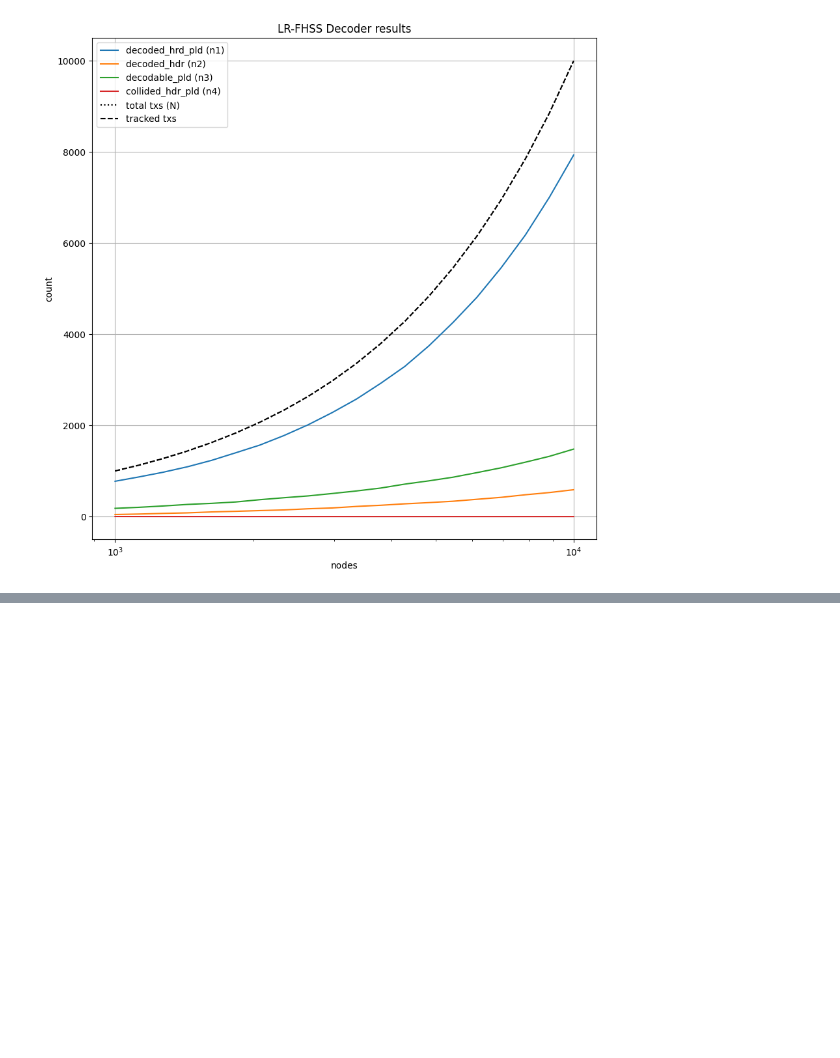
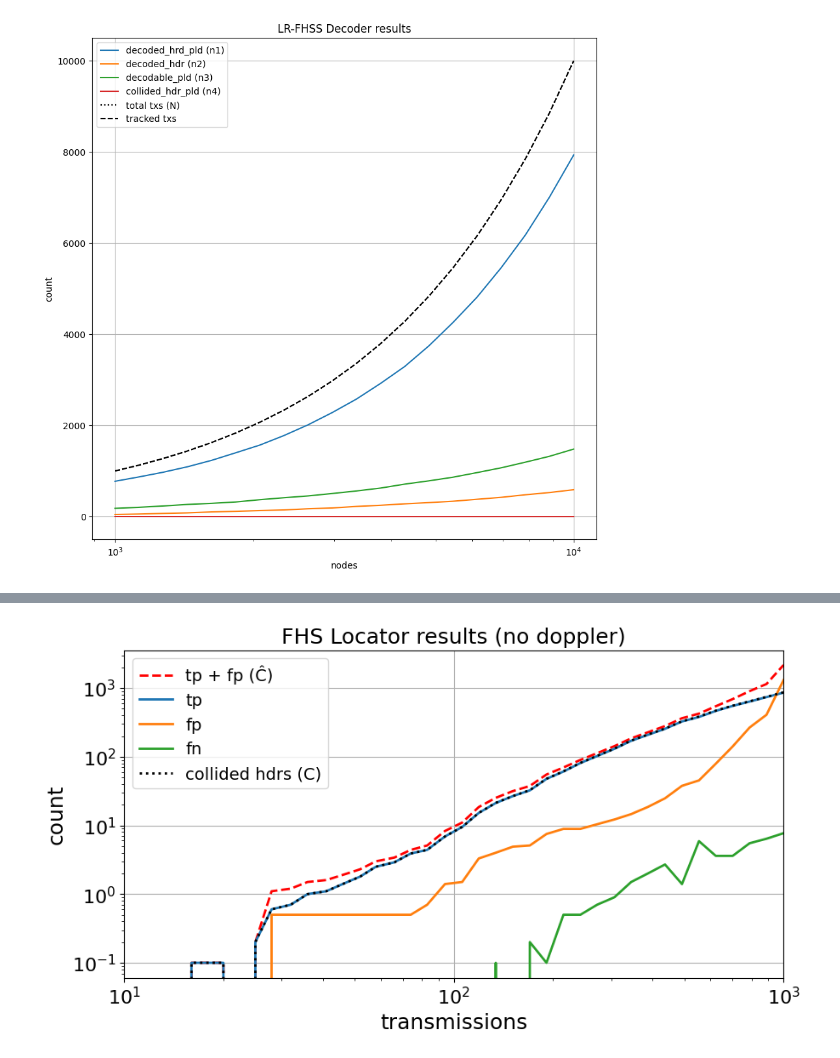
Before and after one commit to diegomm6/lr-fhss_seq-families, a Jupyter notebook: sinrdecode.ipynb, the cells around one changed output, grey strips where cells are left out. Saved outputs shown, nothing was run; the diff lists cells and outputs as text; code cells hidden in the pictures; blank space fills up the shorter version.

```diff
--- a/sinrdecode.ipynb
+++ b/sinrdecode.ipynb
@@ -90,0 +123,25 @@ plt.show()
+# %%
+plt.figure(figsize=(10,5))
+
+plt.plot(nodes, fhslocator_results, label=f'tp + fp (Ĉ)', color='r', linestyle='dashed', linewidth=2)
+plt.plot(nodes, data['driver-tp'], label=f'tp', linewidth=2)
+plt.plot(nodes, data['driver-fp'], label=f'fp', linewidth=2)
+plt.plot(nodes, data['driver-fn'], label=f'fn', linewidth=2)
+plt.plot(nodes, decodable_collided, label=f'collided hdrs (C)', color='k', linestyle='dotted', linewidth=2)
+
+#plt.axvline(x=lim, color='m', label=f'limit={lim}')
+
+plt.title('FHS Locator results (no doppler)', fontsize=18)
+plt.xlabel('transmissions', fontsize=18)
+plt.ylabel('count', fontsize=18)
+plt.xticks(fontsize=16)
+plt.yticks(fontsize=16)
+plt.xscale('log')
+plt.yscale('log')
+plt.xlim(1e1,1e3)
+#plt.ylim(0,1e3)
+plt.grid()
+plt.legend(fontsize=14)
+plt.savefig("fhslresultsnodop.pdf", bbox_inches='tight')
+# %% [output]
+[figure, added]
```
Also changed, not shown: parts of 4 cells of this notebook, 1 other file.
